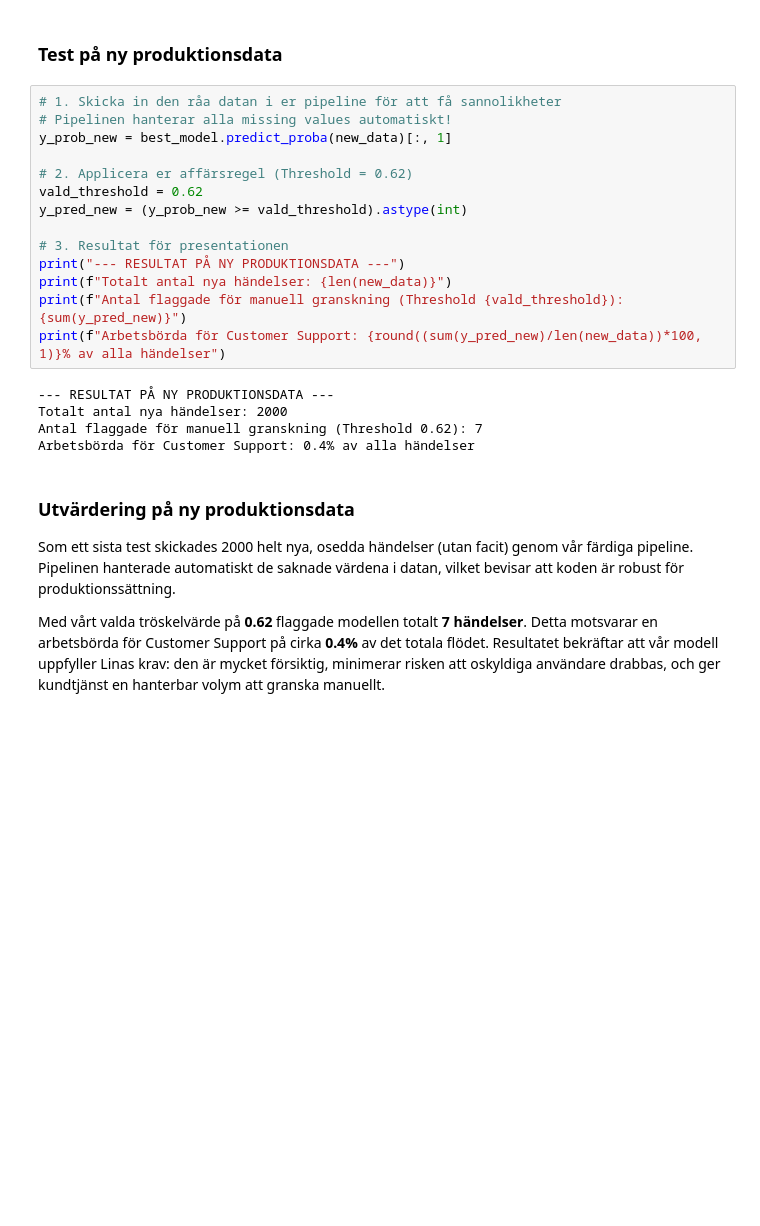
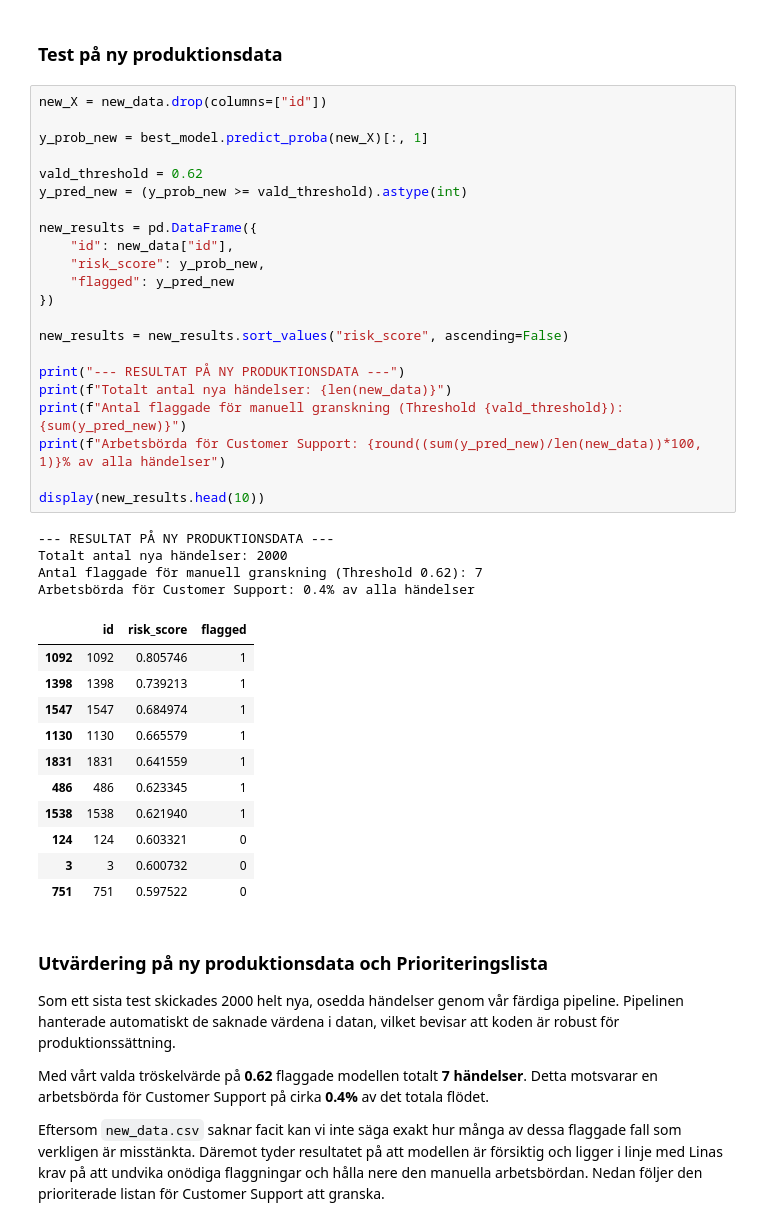
Before and after one commit to MarcusMorlock/Machine-Learning_Grupp4, a Jupyter notebook: report.ipynb, the cells around one changed output. Drawn from its saved outputs; the diff is of its cells as text; blank space fills up the shorter version.

```diff
--- a/report.ipynb
+++ b/report.ipynb
@@ -513,27 +507,48 @@ dtype: int64
 # %% [markdown]
 ### Test på ny produktionsdata
 # %%
-# 1. Skicka in den råa datan i er pipeline för att få sannolikheter
-# Pipelinen hanterar alla missing values automatiskt!
-y_prob_new = best_model.predict_proba(new_data)[:, 1]
+new_X = new_data.drop(columns=["id"])
 
-# 2. Applicera er affärsregel (Threshold = 0.62)
+y_prob_new = best_model.predict_proba(new_X)[:, 1]
+
 vald_threshold = 0.62
 y_pred_new = (y_prob_new >= vald_threshold).astype(int)
 
-# 3. Resultat för presentationen
+new_results = pd.DataFrame({
+    "id": new_data["id"],
+    "risk_score": y_prob_new,
+    "flagged": y_pred_new
+})
+
+new_results = new_results.sort_values("risk_score", ascending=False)
+
 print("--- RESULTAT PÅ NY PRODUKTIONSDATA ---")
 print(f"Totalt antal nya händelser: {len(new_data)}")
 print(f"Antal flaggade för manuell granskning (Threshold {vald_threshold}): {sum(y_pred_new)}")
 print(f"Arbetsbörda för Customer Support: {round((sum(y_pred_new)/len(new_data))*100, 1)}% av alla händelser")
+
+display(new_results.head(10))
 # %% [output]
 --- RESULTAT PÅ NY PRODUKTIONSDATA ---
 Totalt antal nya händelser: 2000
 Antal flaggade för manuell granskning (Threshold 0.62): 7
 Arbetsbörda för Customer Support: 0.4% av alla händelser
+|  | id | risk_score | flagged |
+| 1092 | 1092 | 0.805746 | 1 |
+| 1398 | 1398 | 0.739213 | 1 |
+| 1547 | 1547 | 0.684974 | 1 |
+| 1130 | 1130 | 0.665579 | 1 |
+| 1831 | 1831 | 0.641559 | 1 |
+| 486 | 486 | 0.623345 | 1 |
+| 1538 | 1538 | 0.621940 | 1 |
+| 124 | 124 | 0.603321 | 0 |
+| 3 | 3 | 0.600732 | 0 |
+| 751 | 751 | 0.597522 | 0 |
 # %% [markdown]
-### Utvärdering på ny produktionsdata
+### Utvärdering på ny produktionsdata och Prioriteringslista
 
-Som ett sista test skickades 2000 helt nya, osedda händelser (utan facit) genom vår färdiga pipeline. Pipelinen hanterade automatiskt de saknade värdena i datan, vilket bevisar att koden är robust för produktionssättning.
+Som ett sista test skickades 2000 helt nya, osedda händelser genom vår färdiga pipeline. Pipelinen hanterade automatiskt de saknade värdena i datan, vilket bevisar att koden är robust för produktionssättning.
 
-Med vårt valda tröskelvärde på **0.62** flaggade modellen totalt **7 händelser**. Detta motsvarar en arbetsbörda för Customer Support på cirka **0.4%** av det totala flödet. Resultatet bekräftar att vår modell uppfyller Linas krav: den är mycket försiktig, minimerar risken att oskyldiga användare drabbas, och ger kundtjänst en hanterbar volym att granska manuellt.
+Med vårt valda tröskelvärde på **0.62** flaggade modellen totalt **7 händelser**. Detta motsvarar en arbetsbörda för Customer Support på cirka **0.4%** av det totala flödet.
+
+Eftersom `new_data.csv` saknar facit kan vi inte säga exakt hur många av dessa flaggade fall som verkligen är misstänkta. Däremot tyder resultatet på att modellen är försiktig och ligger i linje med Linas krav på att undvika onödiga flaggningar och hålla nere den manuella arbetsbördan. Nedan följer den prioriterade listan för Customer Support att granska.
```
Also changed, not shown: parts of 3 cells of this notebook.
